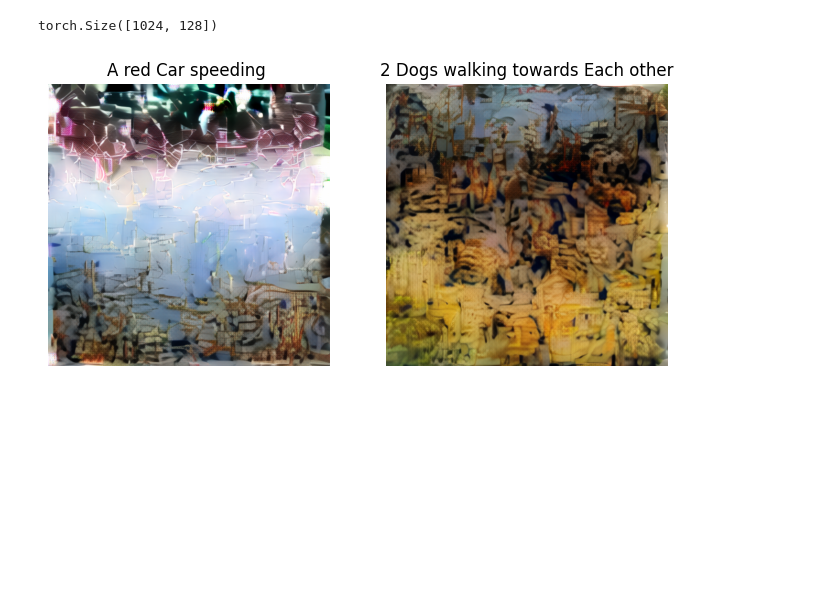
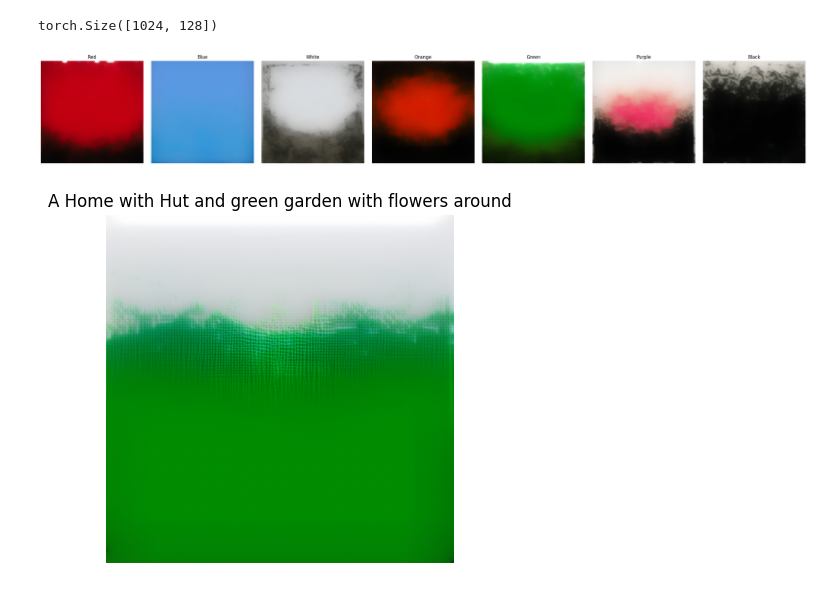
Before and after one commit to Ishushan02/Hybrid-Architecture-T2I, a Jupyter notebook: 10_ModelBTest.ipynb, the cells around one changed output. Cells and saved outputs as stored; diff of their text form; code cells hidden in the pictures; blank space fills up the shorter version.

```diff
--- a/10_ModelBTest.ipynb
+++ b/10_ModelBTest.ipynb
@@ -597,5 +581,49 @@ def generateImage(captions, modelA, modelB):
-# %%
-caption = ["A red Car speeding ", "2 Dogs walking towards Each other"]
-generateImage(caption, modelA, modelB)
-# %% [output]
-[figure, removed]
+# %%
+def generateImage(captions, modelA, modelB, imageName = "generatedImage"):
+    if isinstance(captions, str):
+        captions = [captions]
+
+    caption = TOKENIZER(captions, padding="max_length", truncation=True, max_length=77, return_tensors="pt")
+
+    modelA.eval()
+    modelB.eval()
+
+    with torch.no_grad():
+        X = TEXTMODEL(**caption.to(device)).last_hidden_state
+        X = X.to(device)
+        output = modelB(X)
+        predicted_indices = torch.argmax(output, dim=-1)
+
+        codebook = modelA.vector_quantize.codebook.weight
+        quantized = codebook[predicted_indices]
+
+        latentMap = rearrange(quantized, "b (h w) c -> b c h w", h=64, w=64)
+        image = modelA.decoderBlock(latentMap)
+
+        image = (image + 1) / 2
+        image = torch.clamp(image, 0, 1)
+
+    num_images = image.shape[0]
+    plt.figure(figsize=(4 * num_images, 4))
+
+    for k, eachImage in enumerate(image):
+        plt.subplot(1, num_images, k + 1)
+        img = eachImage.permute(1, 2, 0).detach().cpu().numpy()
+        plt.imshow(img)
+        plt.title(captions[k] if k < len(captions) else "")
+        plt.axis('off')
+
+    plt.tight_layout()
+    os.makedirs("Images", exist_ok=True)
+    plt.savefig(f"Images/{imageName}.png", dpi=150, bbox_inches='tight')
+    plt.show()
+# %%
+caption = ["Red", "Blue", "White", "Orange", "Green", "Purple", "Black"]
+generateImage(caption, modelA, modelB)
+# %% [output]
+[figure, added]
+# %%
+caption = ["A Home with Hut and green garden with flowers around"]
+generateImage(caption, modelA, modelB, "home")
+# %% [output]
+[figure, added]
```
Also changed, not shown: parts of 4 cells of this notebook.
